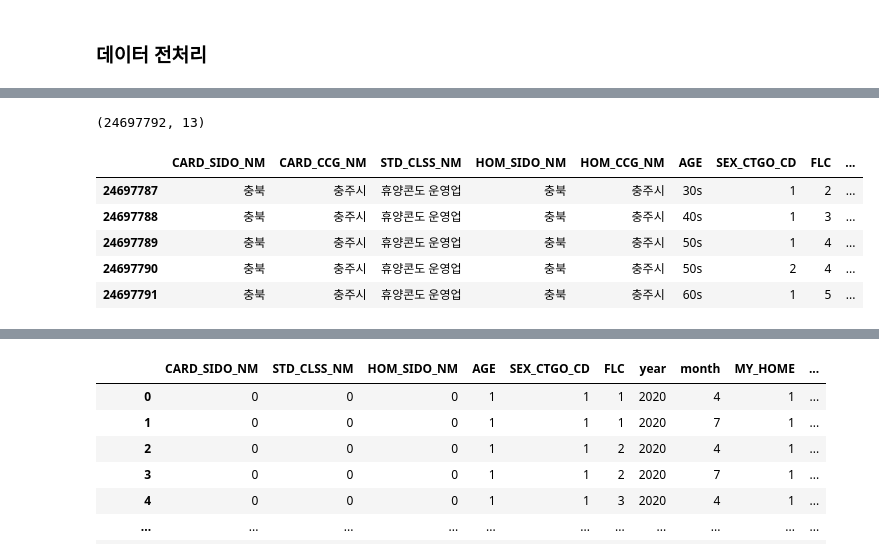
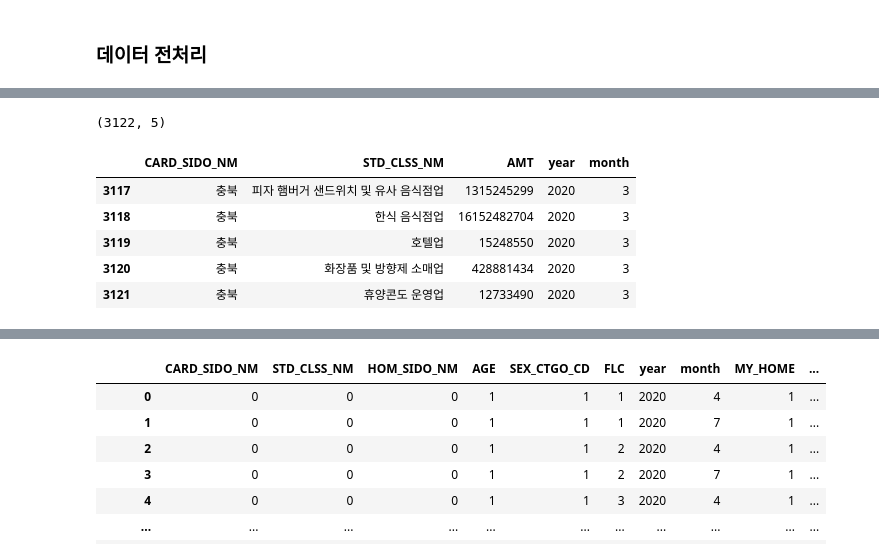
Before and after one commit to kim-bo-saeng/dacon_jeju, a Jupyter notebook: jeju_data_analysis.ipynb, the cells around one changed output, grey strips where cells are left out. Drawn from its saved outputs; the diff is of its cells as text; code cells hidden in the pictures.

```diff
--- a/jeju_data_analysis.ipynb
+++ b/jeju_data_analysis.ipynb
@@ -70,0 +77,7 @@ row_data.tail()
+# %%
+# 2019년 1월/2월/3월/4월 + 2020년 1월/2월/3월 에서  REG_YYMM / CARD_SIDO_NM / STD_CLSS_NM / AMT 만뽑은 데이터
+data1901234_20123 = row_data[(row_data['REG_YYMM'] == 201901) | (row_data['REG_YYMM'] == 201902) | (row_data['REG_YYMM'] == 201903) | (row_data['REG_YYMM'] == 201904) |
+                             (row_data['REG_YYMM'] == 202001) | (row_data['REG_YYMM'] == 202002) | (row_data['REG_YYMM'] == 202003)
+                            ]
+data1901234_20123 = pd.DataFrame(data1901234_20123.groupby(['REG_YYMM', 'CARD_SIDO_NM','STD_CLSS_NM'])['AMT'].sum()).reset_index()
+data1901234_20123
@@ -70,0 +98,7 @@ row_data.tail()
+# %%
+# 2019년 2월/3월/4월 + 2020년 2월/3월 에서  REG_YYMM / CARD_SIDO_NM / STD_CLSS_NM / AMT 만뽑은 데이터
+data190234_2023 = row_data[(row_data['REG_YYMM'] == 201902) | (row_data['REG_YYMM'] == 201903) | (row_data['REG_YYMM'] == 201904) |
+                             (row_data['REG_YYMM'] == 202002) | (row_data['REG_YYMM'] == 202003)
+                            ]
+data190234_2023 = pd.DataFrame(data1901234_20123.groupby(['REG_YYMM', 'CARD_SIDO_NM','STD_CLSS_NM'])['AMT'].sum()).reset_index()
+data190234_2023
@@ -86,21 +154,21 @@ def grap_month(data):
   return int(data[4:])
 # %%
 # 날짜 처리
-data = row_data.copy()
+data = data190234_2023.copy()
 data = data.fillna('')
 data['year'] = data['REG_YYMM'].apply(lambda x : grap_year(x))
 data['month'] = data['REG_YYMM'].apply(lambda x : grap_month(x))
 data = data.drop(['REG_YYMM'], axis = 1)
 print(data.shape)
 data.tail()
 # %% [output]
-(24697792, 13)
+(3122, 5)
-|  | CARD_SIDO_NM | CARD_CCG_NM | STD_CLSS_NM | HOM_SIDO_NM | HOM_CCG_NM | AGE | SEX_CTGO_CD | FLC | ... |
-| 24697787 | 충북 | 충주시 | 휴양콘도 운영업 | 충북 | 충주시 | 30s | 1 | 2 | ... |
-| 24697788 | 충북 | 충주시 | 휴양콘도 운영업 | 충북 | 충주시 | 40s | 1 | 3 | ... |
-| 24697789 | 충북 | 충주시 | 휴양콘도 운영업 | 충북 | 충주시 | 50s | 1 | 4 | ... |
-| 24697790 | 충북 | 충주시 | 휴양콘도 운영업 | 충북 | 충주시 | 50s | 2 | 4 | ... |
-| 24697791 | 충북 | 충주시 | 휴양콘도 운영업 | 충북 | 충주시 | 60s | 1 | 5 | ... |
+|  | CARD_SIDO_NM | STD_CLSS_NM | AMT | year | month |
+| 3117 | 충북 | 피자 햄버거 샌드위치 및 유사 음식점업 | 1315245299 | 2020 | 3 |
+| 3118 | 충북 | 한식 음식점업 | 16152482704 | 2020 | 3 |
+| 3119 | 충북 | 호텔업 | 15248550 | 2020 | 3 |
+| 3120 | 충북 | 화장품 및 방향제 소매업 | 428881434 | 2020 | 3 |
+| 3121 | 충북 | 휴양콘도 운영업 | 12733490 | 2020 | 3 |
 # %%
 # 데이터 정제
 df = data.copy()
```
Also changed, not shown: parts of 23 cells of this notebook.
